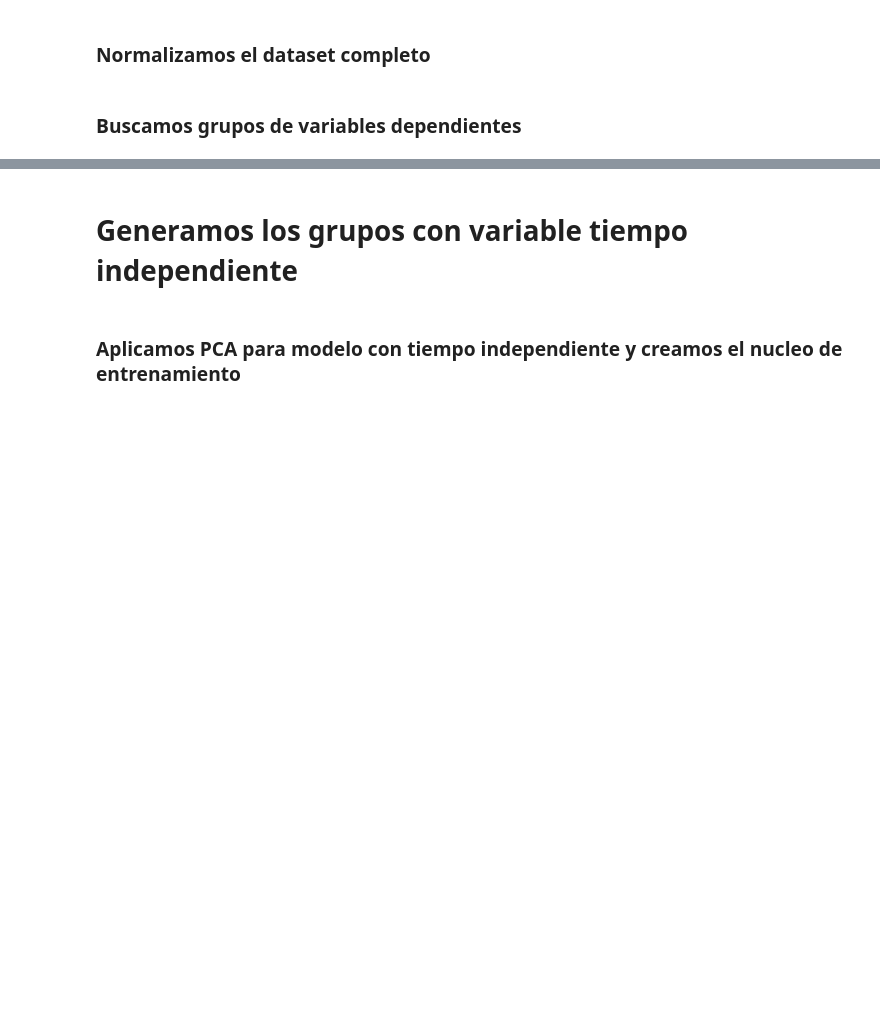
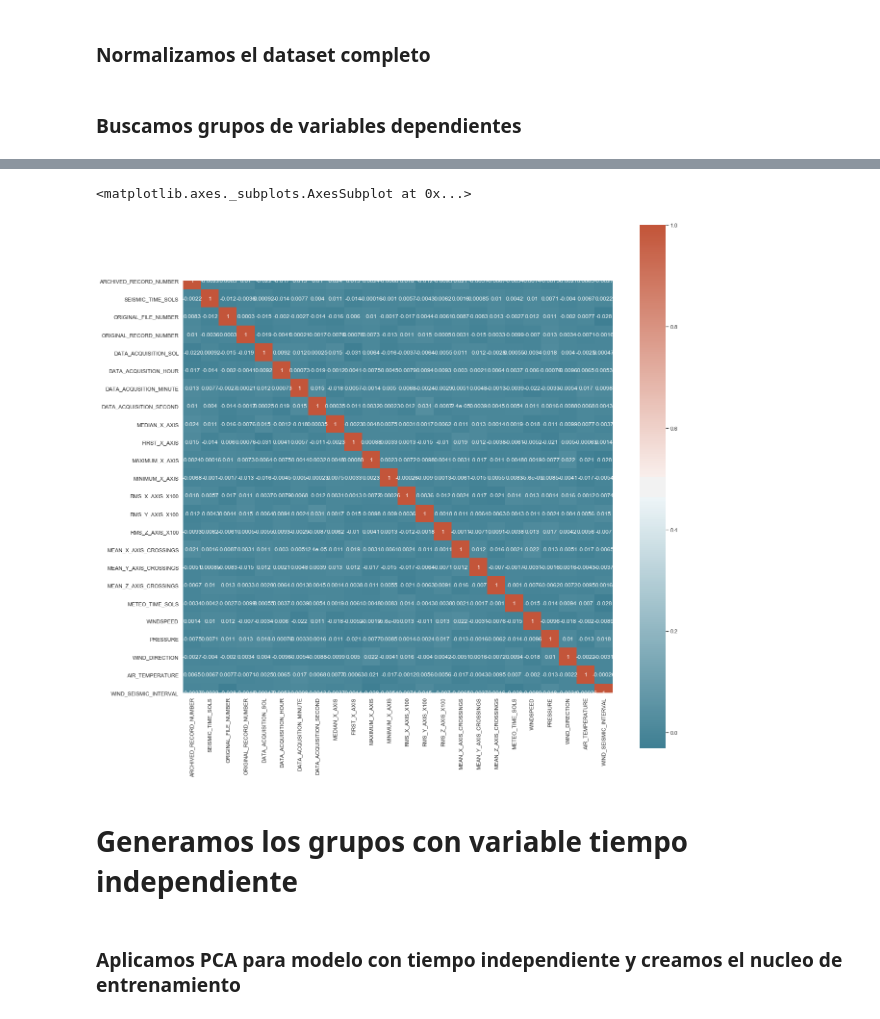
Before and after one commit to gabgarar/NASA---Mision-Vikings, a Jupyter notebook: CLUSTERING.ipynb, the cells around one changed output, grey strips where cells are left out. Drawn from its saved outputs; the diff is of its cells as text; code cells hidden in the pictures; blank space fills up the shorter version.

```diff
--- a/CLUSTERING.ipynb
+++ b/CLUSTERING.ipynb
@@ -41,0 +50,3 @@ Index(['ARCHIVED_RECORD_NUMBER', 'SEISMIC_TIME_SOLS', 'ORIGINAL_FILE_NUMBER',
+# %%
+headers = fd.columns
+fd[headers[0]].mean()
@@ -41,0 +55,16 @@ Index(['ARCHIVED_RECORD_NUMBER', 'SEISMIC_TIME_SOLS', 'ORIGINAL_FILE_NUMBER',
+# %%
+def generaDatosSimulados(fd,numValues):
+
+    df_simulado = pd.DataFrame();
+    headers = fd.columns;
+
+    for i in range(0,fd.shape[1] - 1): # -1 debido a que no queremos generar la columna TAG
+        avg = fd[headers[i]].mean();
+        std = fd[headers[i]].std();
+        data = np.random.randn(numValues);
+        df_simulado[headers[i]] = data * std + avg ;
+
+    return df_simulado
+# %%
+simus = generaDatosSimulados(fd,10000);
+simus.describe()
@@ -69,3 +110,10 @@ sns.heatmap(corr,square=True ,cmap=sns.diverging_palette(220, 20, as_cmap=True),
+# %%
+f, ax = plt.subplots(figsize=(20,20))
+corr = simus.corr()
+sns.heatmap(corr,square=True ,cmap=sns.diverging_palette(220, 20, as_cmap=True), ax=ax , annot = True)
+# %% [output]
+<matplotlib.axes._subplots.AxesSubplot at 0x...>
+[figure, added]
 # %% [markdown]
 # Generamos los grupos con variable tiempo independiente
 # %%
```
Also changed, not shown: parts of 33 cells of this notebook.
